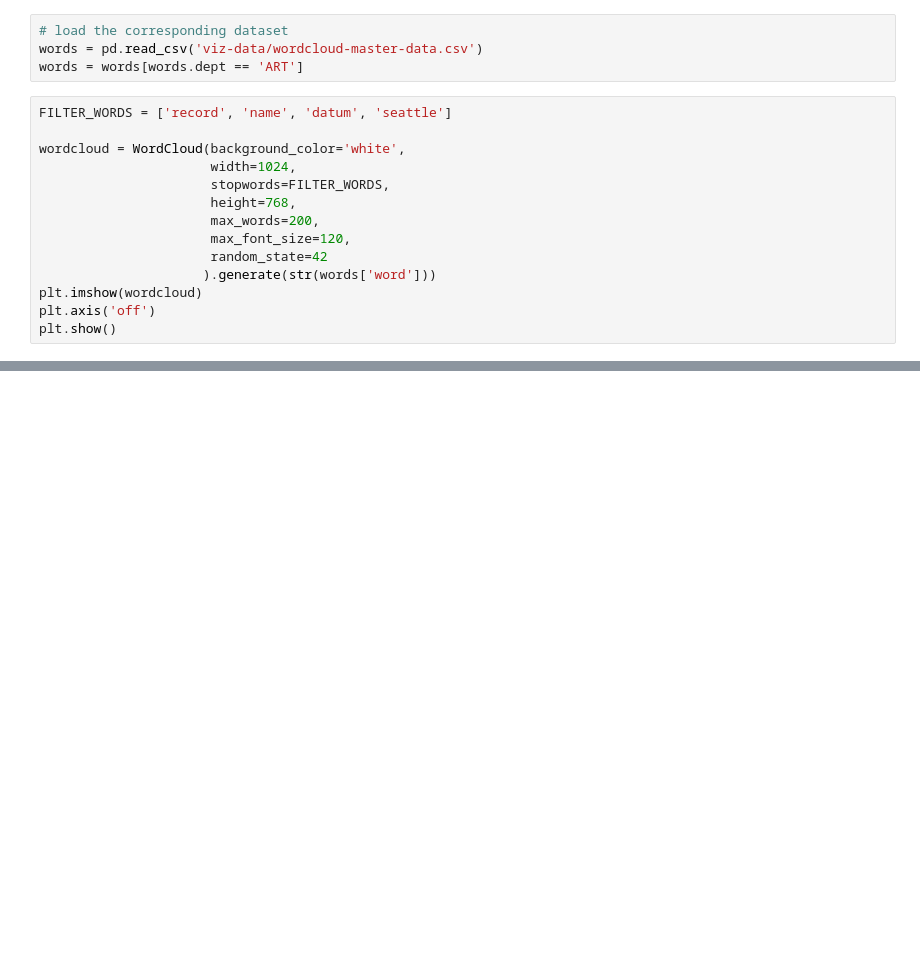
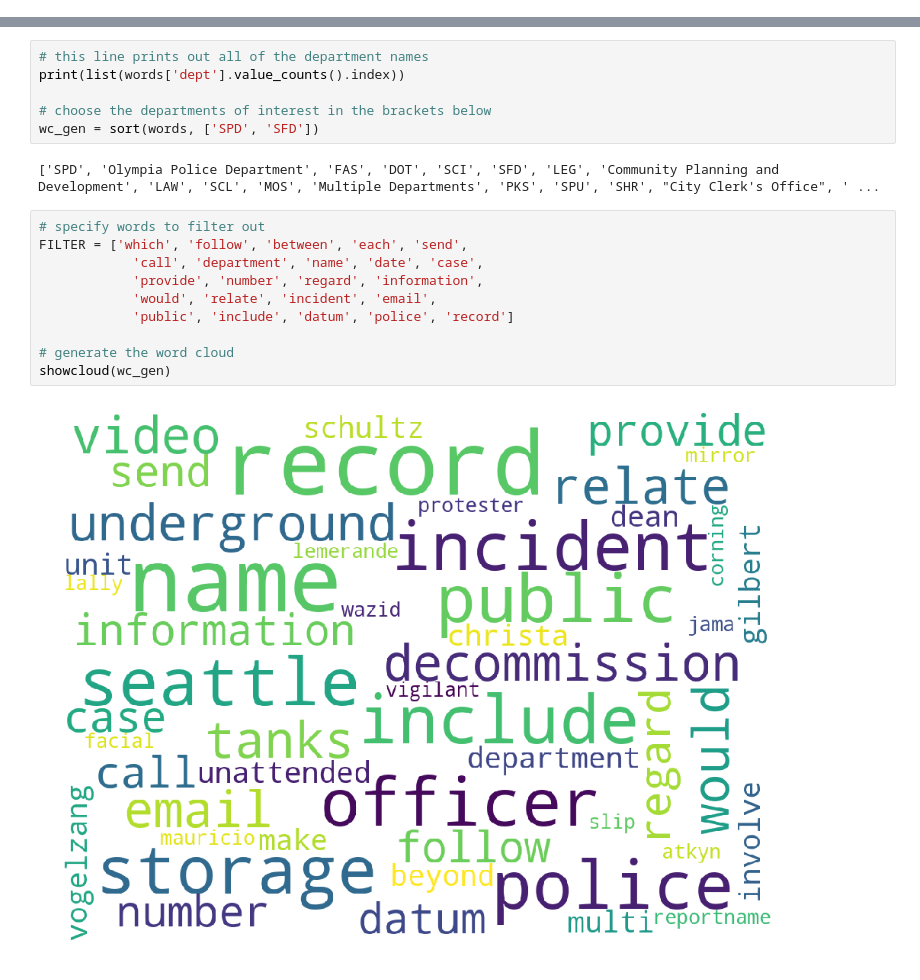
Before and after one commit to OpenDataLiteracy/OpenDataAlliance-KM, a Jupyter notebook: NLP on PRR Visualizations.ipynb, the cells around one changed output, grey strips where cells are left out. Saved outputs shown, nothing was run; the diff lists cells and outputs as text; blank space fills up the shorter version.

Commit message:
update visualizations notebook

```diff
--- a/NLP on PRR Visualizations.ipynb
+++ b/NLP on PRR Visualizations.ipynb
@@ -17,18 +0,0 @@ Loading BokehJS ...
-# %%
-# load the corresponding dataset
-words = pd.read_csv('viz-data/wordcloud-master-data.csv')
-words = words[words.dept == 'ART']
-# %%
-FILTER_WORDS = ['record', 'name', 'datum', 'seattle']
-
-wordcloud = WordCloud(background_color='white',
-                      width=1024,
-                      stopwords=FILTER_WORDS,
-                      height=768,
-                      max_words=200,
-                      max_font_size=120,
-                      random_state=42
-                     ).generate(str(words['word']))
-plt.imshow(wordcloud)
-plt.axis('off')
-plt.show()
@@ -167,0 +295,20 @@ bokeh_plot(user_choice)
+# %%
+# this line prints out all of the department names
+print(list(words['dept'].value_counts().index))
+
+# choose the departments of interest in the brackets below
+wc_gen = sort(words, ['SPD', 'SFD'])
+# %% [output]
+['SPD', 'Olympia Police Department', 'FAS', 'DOT', 'SCI', 'SFD', 'LEG', 'Community Planning and Development', 'LAW', 'SCL', 'MOS', 'Multiple Departments', 'PKS', 'SPU', 'SHR', "City Clerk's Office", ' ...
+# %%
+# specify words to filter out
+FILTER = ['which', 'follow', 'between', 'each', 'send',
+            'call', 'department', 'name', 'date', 'case',
+            'provide', 'number', 'regard', 'information',
+            'would', 'relate', 'incident', 'email',
+            'public', 'include', 'datum', 'police', 'record']
+
+# generate the word cloud
+showcloud(wc_gen)
+# %% [output]
+[figure, added]
```
Also changed, not shown: parts of 33 cells of this notebook.
